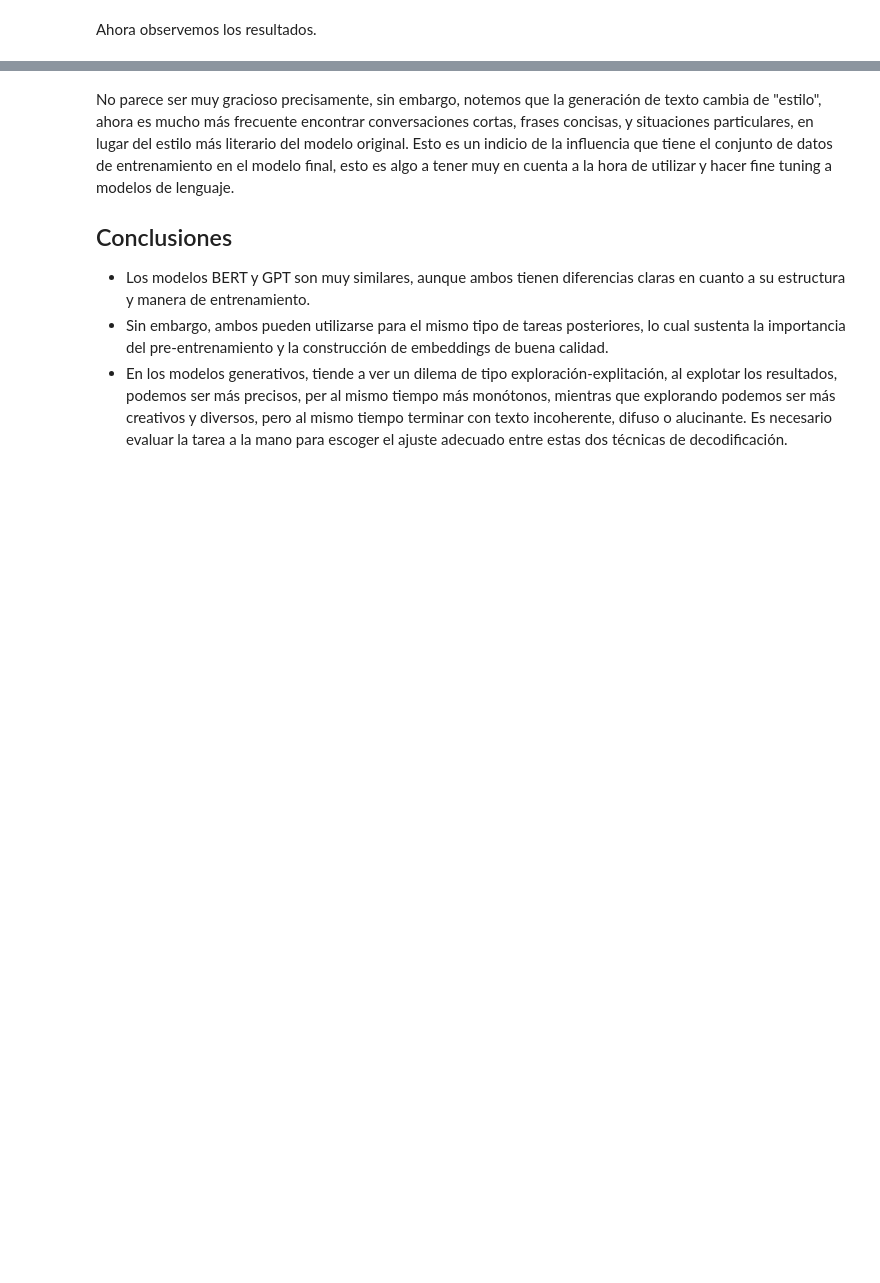
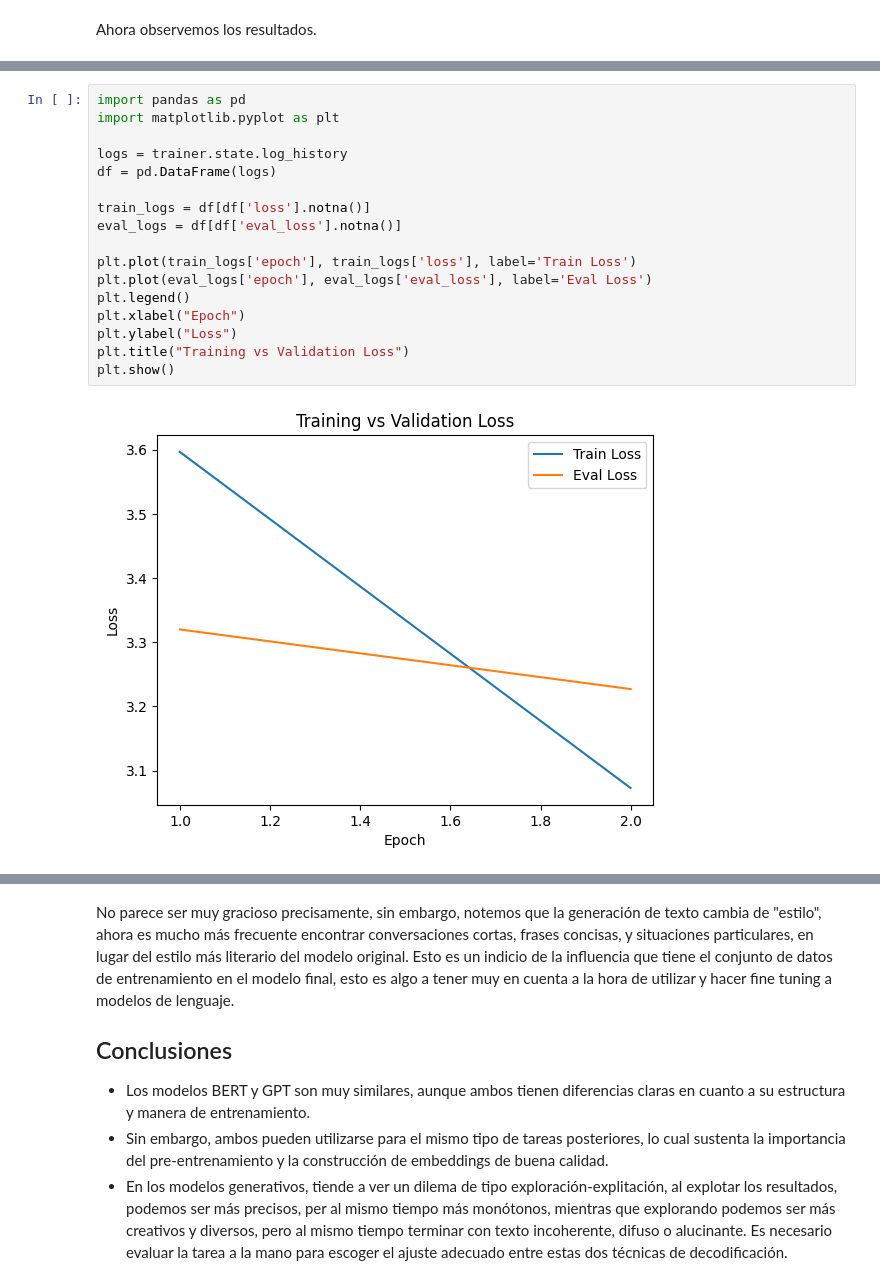
Before and after one commit to rchicangana/icesi_nlp, a Jupyter notebook: Session 5/Taller/1-text-generation.ipynb, the cells around one changed output, grey strips where cells are left out. Cells and saved outputs as stored; diff of their text form; blank space fills up the shorter version.

```diff
--- a/Session 5/Taller/1-text-generation.ipynb
+++ b/Session 5/Taller/1-text-generation.ipynb
@@ -413,0 +411,19 @@ Y la vieja le dice:
+# %%
+import pandas as pd
+import matplotlib.pyplot as plt
+
+logs = trainer.state.log_history
+df = pd.DataFrame(logs)
+
+train_logs = df[df['loss'].notna()]
+eval_logs = df[df['eval_loss'].notna()]
+
+plt.plot(train_logs['epoch'], train_logs['loss'], label='Train Loss')
+plt.plot(eval_logs['epoch'], eval_logs['eval_loss'], label='Eval Loss')
+plt.legend()
+plt.xlabel("Epoch")
+plt.ylabel("Loss")
+plt.title("Training vs Validation Loss")
+plt.show()
+# %% [output]
+[figure, added]
```
Also changed, not shown: parts of 32 cells of this notebook, 1 other file.
